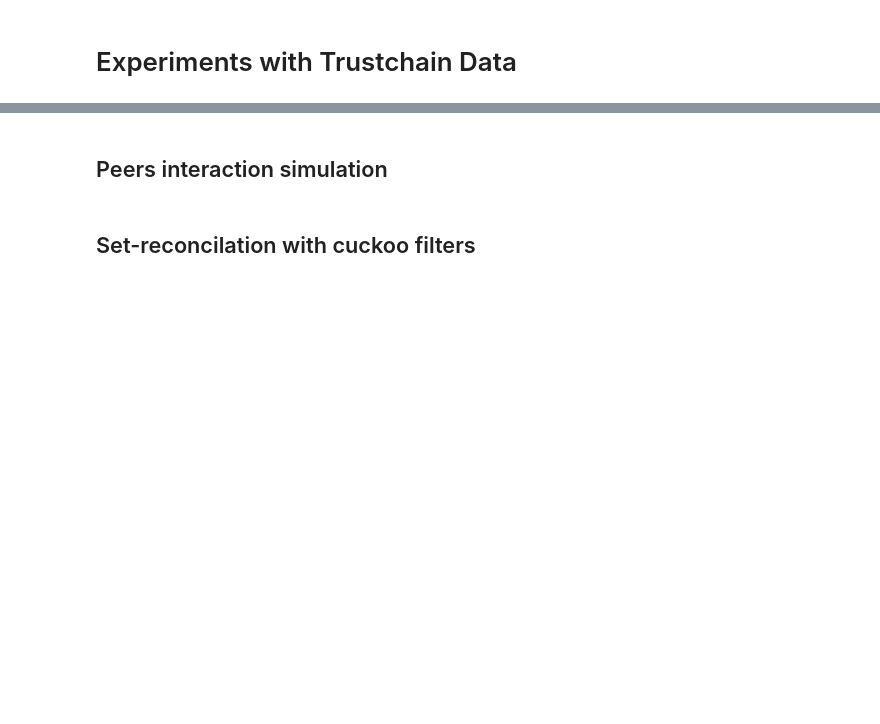
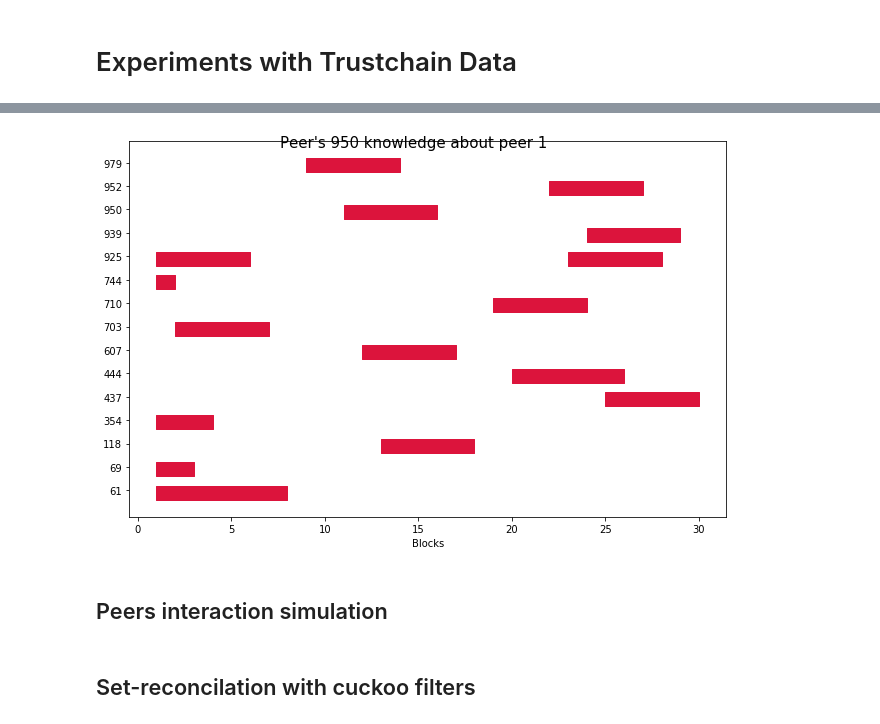
Before and after one commit to grimadas/accountability_experiments, a Jupyter notebook: NoodlesExperiments.ipynb, the cells around one changed output, grey strips where cells are left out. Drawn from its saved outputs; the diff is of its cells as text; code cells hidden in the pictures; blank space fills up the shorter version.

```diff
--- a/NoodlesExperiments.ipynb
+++ b/NoodlesExperiments.ipynb
@@ -255,3 +486,19 @@ plt.show()
+# %%
+# Analyse the world from the perspective of peer wv
+wv_peer  = 950
+# The peer who needs to be analysed
+target_peer = 1
+# Validation window
+window = 5
+
+peer_knows_peer = create_world_knowledge(wv_peer, tx_store, inverted_seen)
+inp = create_inp(peer_knows_peer, target_peer, window)
+if inp is None:
+    print("Peer is not known")
+else:
+    show_peer_dna(inp[0])
+# %% [output]
+[figure, added]
 # %% [markdown]
 ## Peers interaction simulation
 # %% [markdown]
```
Also changed, not shown: parts of 26 cells of this notebook.
